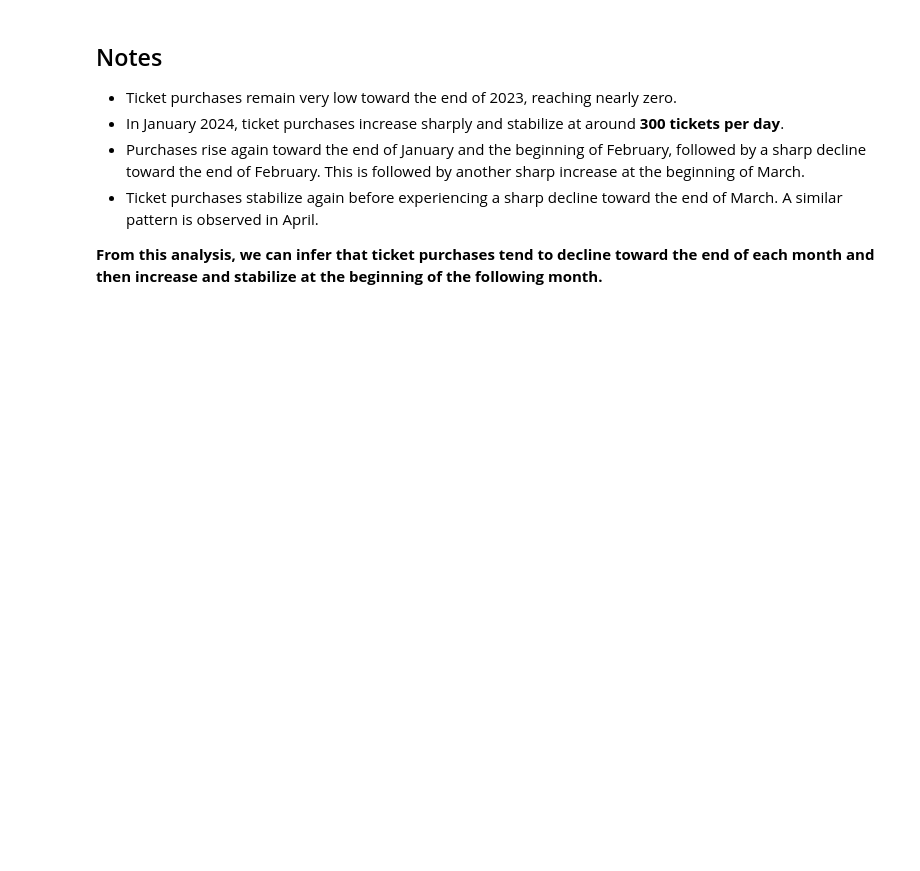
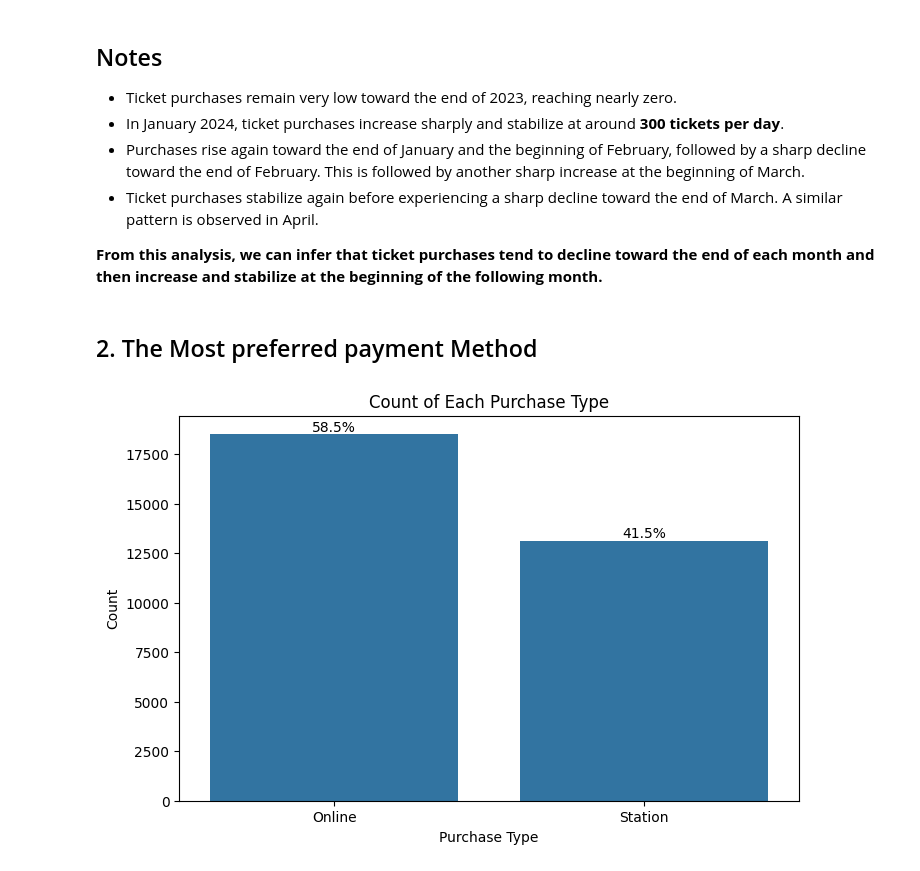
Before and after one commit to murithidenisgitobu/UK-Railway-Data-Analysis-Project, a Jupyter notebook: Jupyter Notebook/uk_railway.ipynb, the cells around one changed output. Saved outputs shown, nothing was run; the diff lists cells and outputs as text; code cells hidden in the pictures; blank space fills up the shorter version.

Commit message:
Analytical Question 2, which is the most preferred method of ticket purchase, online or at the station

```diff
--- a/Jupyter Notebook/uk_railway.ipynb
+++ b/Jupyter Notebook/uk_railway.ipynb
@@ -281,3 +281,26 @@ plt.show()
 * Ticket purchases stabilize again before experiencing a sharp decline toward the end of March. A similar pattern is observed in April.
 
 **From this analysis, we can infer that ticket purchases tend to decline toward the end of each month and then increase and stabilize at the beginning of the following month.**
+# %% [markdown]
+## 2. The Most preferred payment Method
+# %%
+# Count of each purchase type
+uk_railway_data["Purchase Type"].value_counts()
+
+# Plot a bar chart to visualize purchase types
+plt.figure(figsize=(8, 5))
+sns.countplot(data=uk_railway_data, x="Purchase Type", order=uk_railway_data["Purchase Type"].value_counts().index)
+plt.title("Count of Each Purchase Type")
+plt.xlabel("Purchase Type")
+plt.ylabel("Count")
+
+# Add data labels in percentages
+total = len(uk_railway_data)
+for p in plt.gca().patches:
+    percentage = f'{100 * p.get_height() / total:.1f}%'
+    plt.gca().annotate(percentage, (p.get_x() + p.get_width() / 2., p.get_height()),
+                       ha='center', va='center', fontsize=10, color='black', xytext=(0, 5),
+                       textcoords='offset points')
+plt.show()
+# %% [output]
+[figure, added]
```
Also changed, not shown: parts of 1 cell of this notebook.
